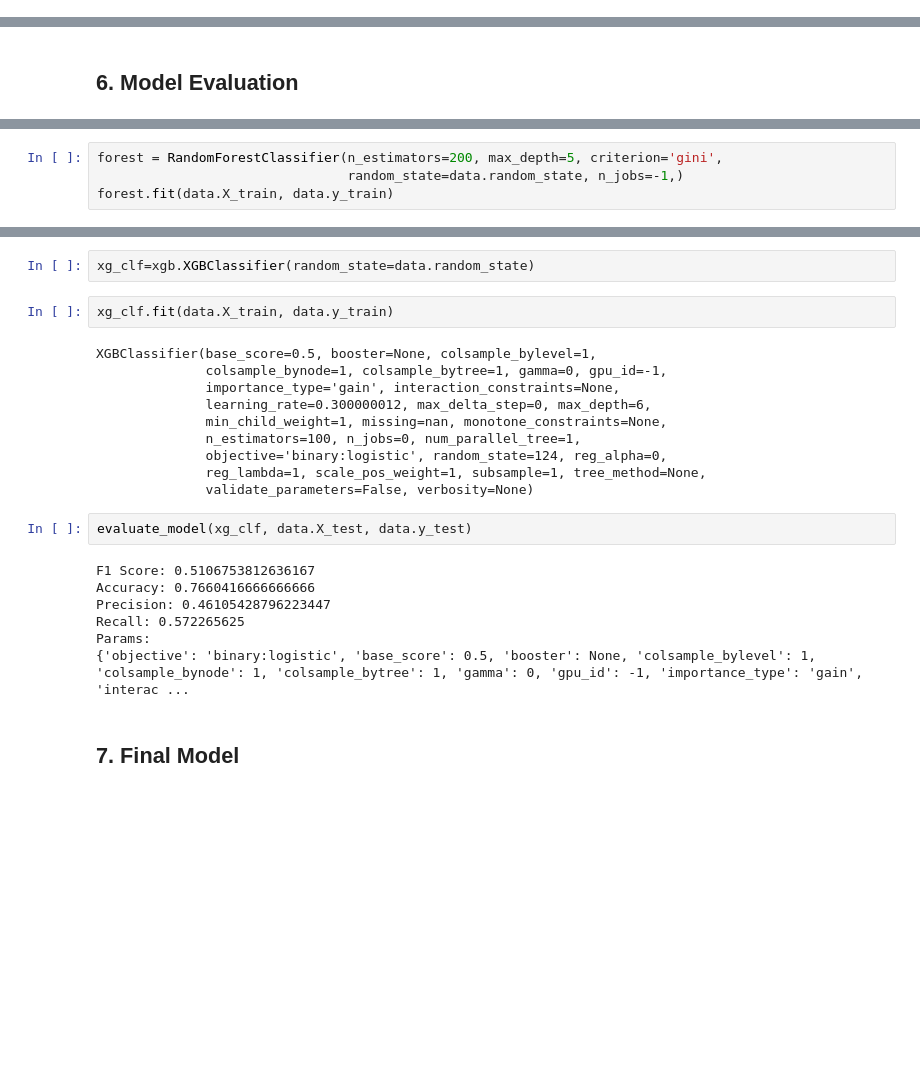
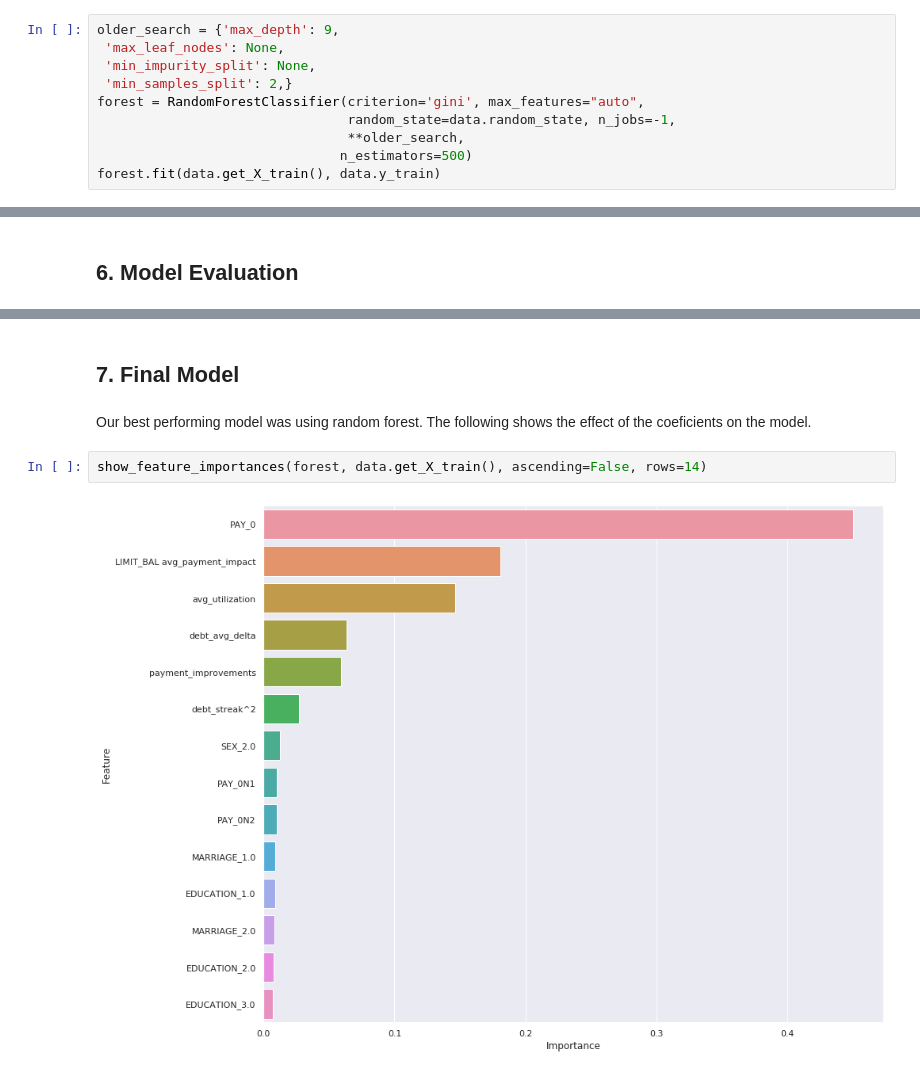
Before and after one commit to coreyautoforkingbufferaccount/nyc-mhtn-ds-021720, a Jupyter notebook: week_7/classification-assessment/working_dir/classification-assessment.ipynb, the cells around one changed output, grey strips where cells are left out. Cells and saved outputs as stored; diff of their text form; blank space fills up the shorter version.

```diff
--- a/week_7/classification-assessment/working_dir/classification-assessment.ipynb
+++ b/week_7/classification-assessment/working_dir/classification-assessment.ipynb
@@ -268,0 +327,10 @@ LogisticRegression(C=1000000000000.0, class_weight=None, dual=False,
+# %%
+older_search = {'max_depth': 9,
+ 'max_leaf_nodes': None,
+ 'min_impurity_split': None,
+ 'min_samples_split': 2,}
+forest = RandomForestClassifier(criterion='gini', max_features="auto",
+                                random_state=data.random_state, n_jobs=-1,
+                                **older_search,
+                               n_estimators=500)
+forest.fit(data.get_X_train(), data.y_train)
@@ -305,4 +383,0 @@ Params:
-# %%
-forest = RandomForestClassifier(n_estimators=200, max_depth=5, criterion='gini',
-                                random_state=data.random_state, n_jobs=-1,)
-forest.fit(data.X_train, data.y_train)
@@ -327,25 +402,8 @@ Params:
-# %%
-xg_clf=xgb.XGBClassifier(random_state=data.random_state)
-# %%
-xg_clf.fit(data.X_train, data.y_train)
-# %% [output]
-XGBClassifier(base_score=0.5, booster=None, colsample_bylevel=1,
-              colsample_bynode=1, colsample_bytree=1, gamma=0, gpu_id=-1,
-              importance_type='gain', interaction_constraints=None,
-              learning_rate=0.300000012, max_delta_step=0, max_depth=6,
-              min_child_weight=1, missing=nan, monotone_constraints=None,
-              n_estimators=100, n_jobs=0, num_parallel_tree=1,
-              objective='binary:logistic', random_state=124, reg_alpha=0,
-              reg_lambda=1, scale_pos_weight=1, subsample=1, tree_method=None,
-              validate_parameters=False, verbosity=None)
-# %%
-evaluate_model(xg_clf, data.X_test, data.y_test)
-# %% [output]
-F1 Score: 0.5106753812636167
-Accuracy: 0.7660416666666666
-Precision: 0.46105428796223447
-Recall: 0.572265625
-Params:
-{'objective': 'binary:logistic', 'base_score': 0.5, 'booster': None, 'colsample_bylevel': 1, 'colsample_bynode': 1, 'colsample_bytree': 1, 'gamma': 0, 'gpu_id': -1, 'importance_type': 'gain', 'interac ...
 # %% [markdown]
 ## 7. Final Model
+# %% [markdown]
+Our best performing model was using random forest. The following shows the effect of the coeficients on the model.
+# %%
+show_feature_importances(forest, data.get_X_train(), ascending=False, rows=14)
+# %% [output]
+[figure, added]
```
Also changed, not shown: parts of 32 cells of this notebook, 2 other files.
